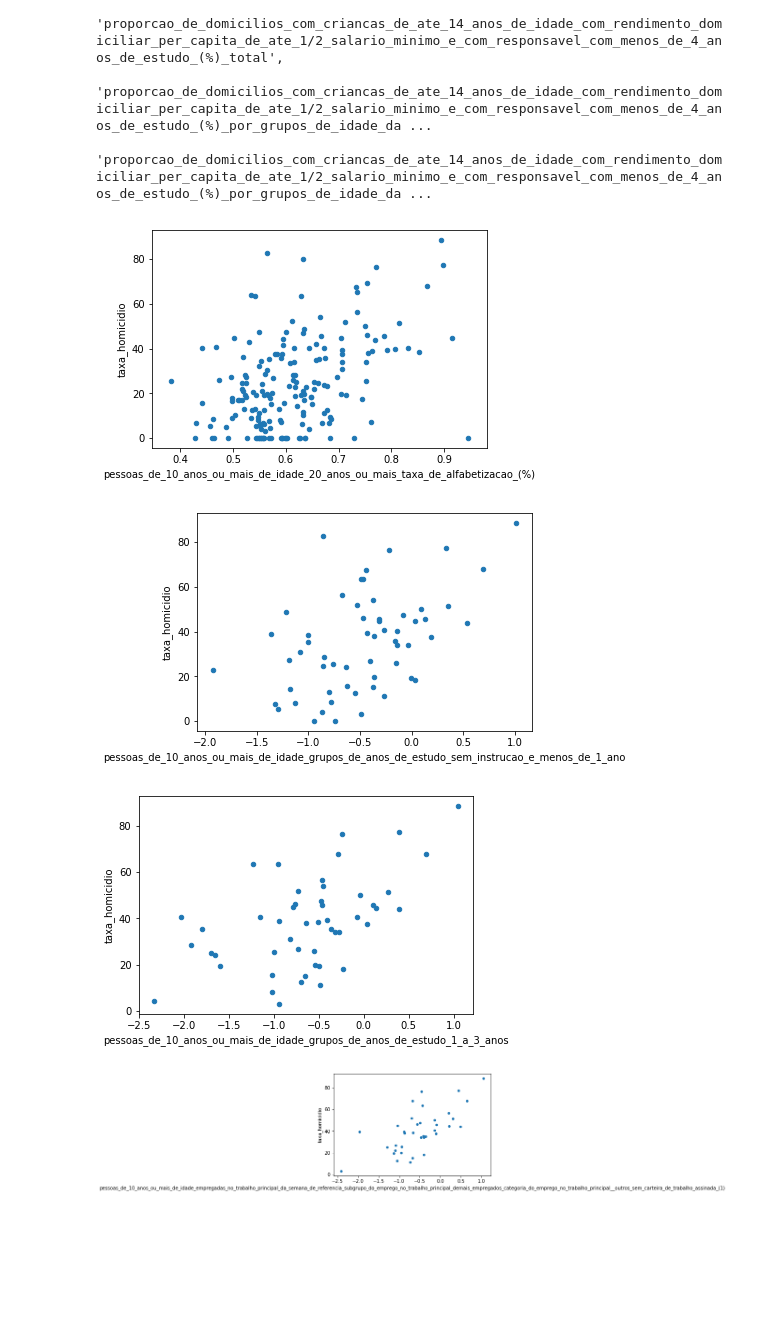
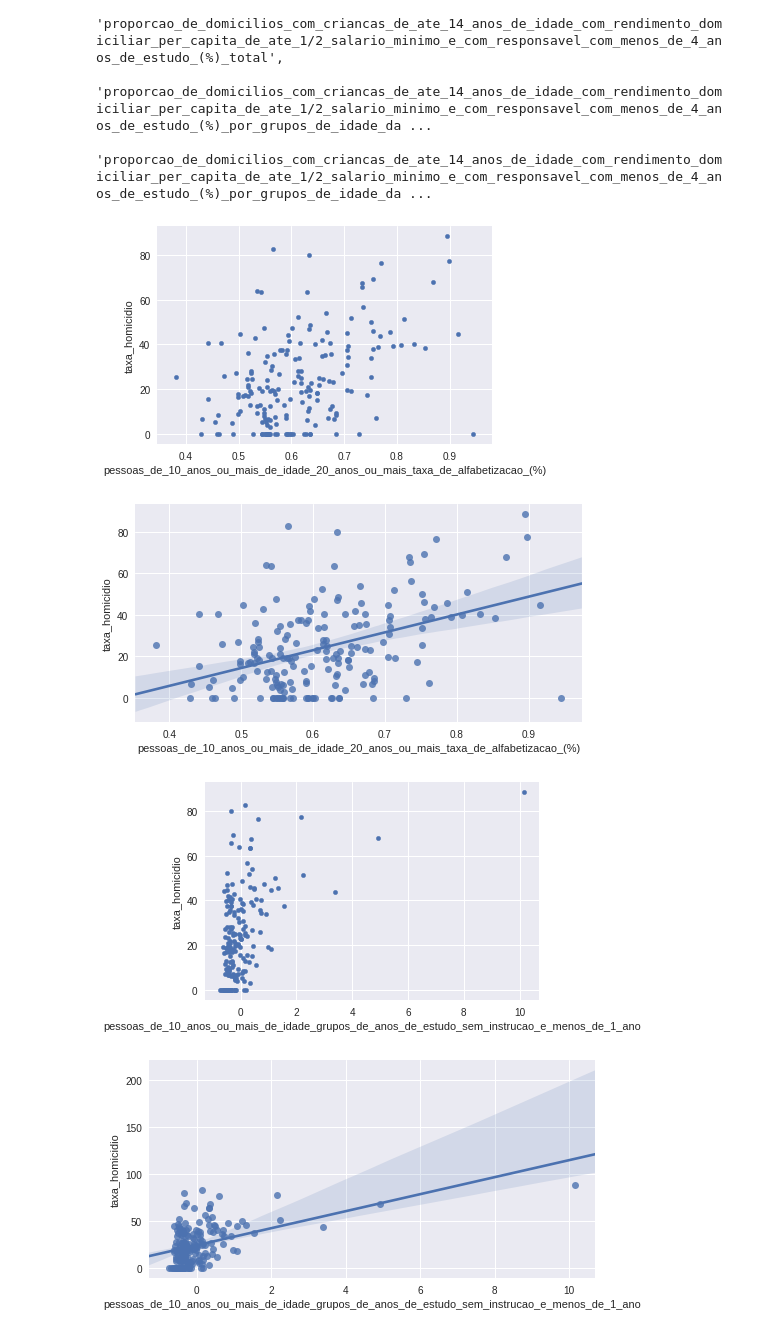
Before and after one commit to if1015-datascience-ufpe/2017-2-projeto-lbs4-eebls-ktcn, a Jupyter notebook: tabela_final.ipynb, the cells around one changed output. Saved outputs shown, nothing was run; the diff lists cells and outputs as text; code cells hidden in the pictures; blank space fills up the shorter version.

```diff
--- a/tabela_final.ipynb
+++ b/tabela_final.ipynb
@@ -242,15 +246,17 @@ which_columns
 # %%
 df = tabela_final.copy()
 for column in which_columns:
     if ('(%)' not in column):
         #print(column)
         df[column] = df[column].apply(lambda x: (x - df[column].mean()) / df[column].std())
-        df[column] = df[column].apply(lambda x: np.log10(x))
+        #df[column] = df[column].apply(lambda x: np.log10(x))
     else:
         df[column] = df[column].apply(lambda x: x/100)
     df.plot.scatter(x=column, y='taxa_homicidio')
+    plt.subplots(figsize=(8,4))
+    sns.regplot(column, 'taxa_homicidio',data=df)
 # %% [output]
-[figure, old version]
+[figure, new version]
-[figure, old version]
+[figure, new version]
-[figure, old version]
+[figure, new version]
-[figure, old version]
+[figure, new version]
```
Also changed, not shown: parts of 5 cells of this notebook.
